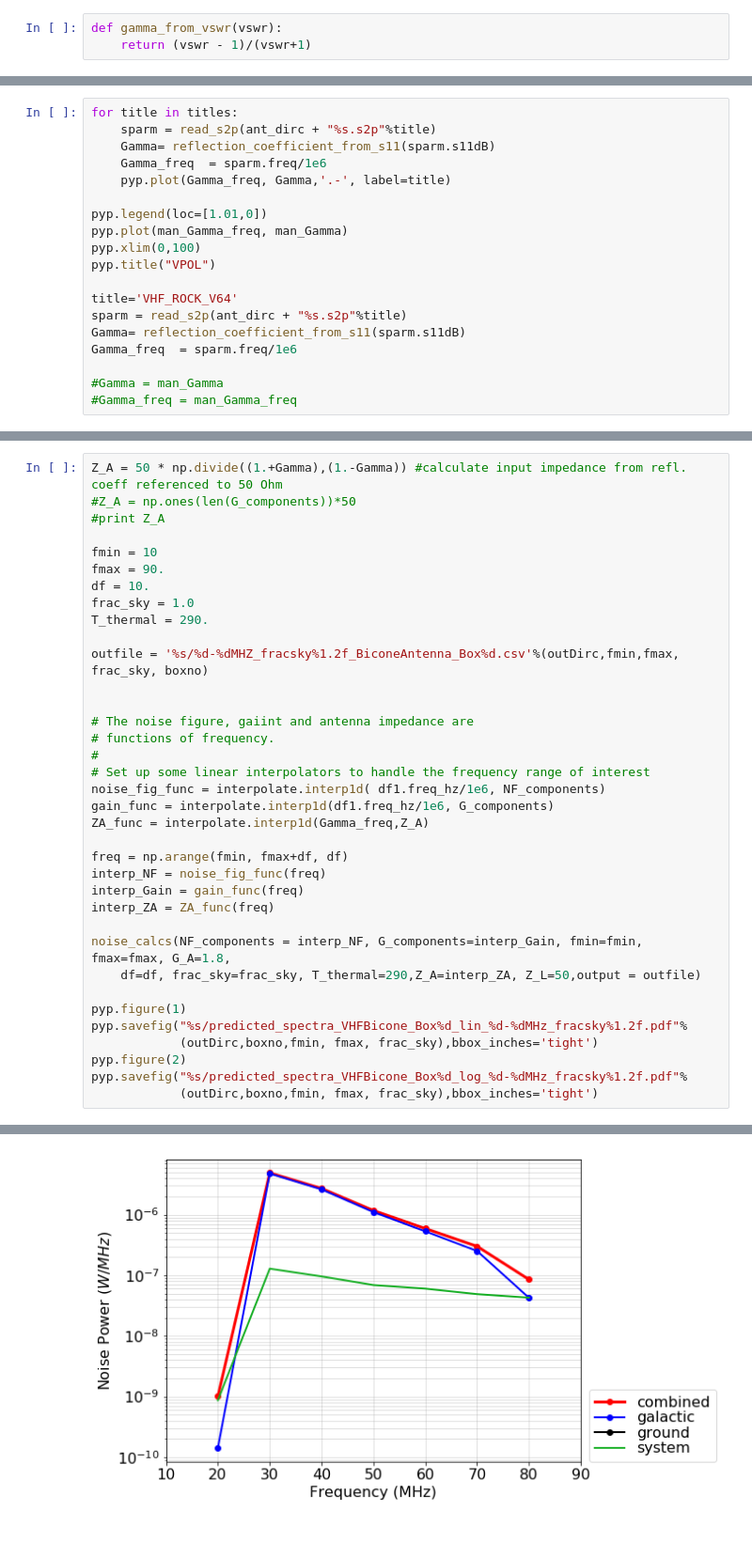
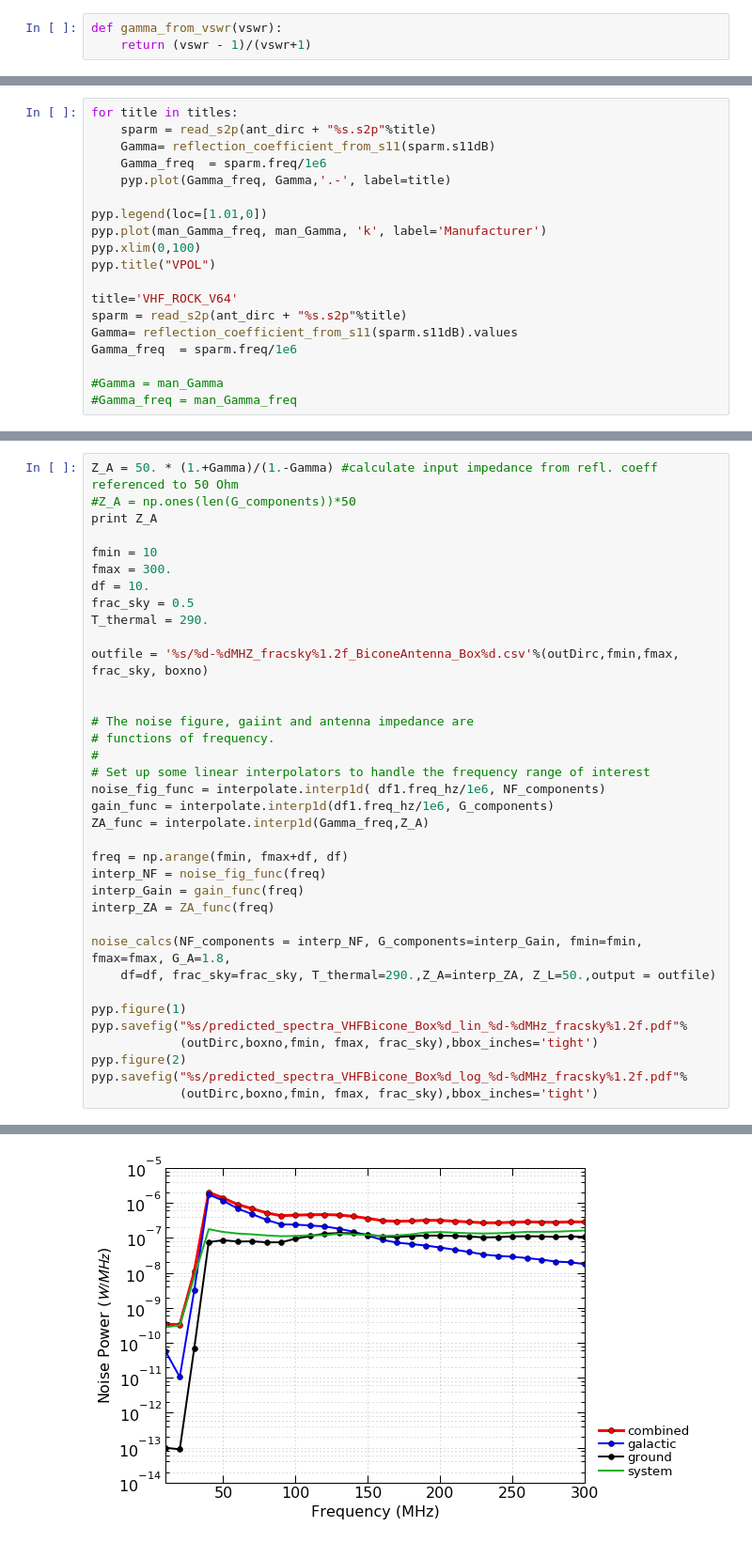
Before and after one commit to swissel/beacon_notebooks, a Jupyter notebook: BEACON Freq Dep Noise Spectra Prediction.ipynb, the cells around one changed output, grey strips where cells are left out. Shown at 94% size. Drawn from its saved outputs; the diff is of its cells as text.

```diff
--- a/BEACON Freq Dep Noise Spectra Prediction.ipynb
+++ b/BEACON Freq Dep Noise Spectra Prediction.ipynb
@@ -593,13 +587,13 @@ for title in titles:
     pyp.plot(Gamma_freq, Gamma,'.-', label=title)
 
 pyp.legend(loc=[1.01,0])
-pyp.plot(man_Gamma_freq, man_Gamma)
+pyp.plot(man_Gamma_freq, man_Gamma, 'k', label='Manufacturer')
 pyp.xlim(0,100)
 pyp.title("VPOL")
 
 title='VHF_ROCK_V64'
 sparm = read_s2p(ant_dirc + "%s.s2p"%title)
-Gamma= reflection_coefficient_from_s11(sparm.s11dB)
+Gamma= reflection_coefficient_from_s11(sparm.s11dB).values
 Gamma_freq  = sparm.freq/1e6
 
 #Gamma = man_Gamma
@@ -609,12 +603,12 @@ Gamma_freq  = sparm.freq/1e6
 # %%
-Z_A = 50 * np.divide((1.+Gamma),(1.-Gamma)) #calculate input impedance from refl. coeff referenced to 50 Ohm
+Z_A = 50. * (1.+Gamma)/(1.-Gamma) #calculate input impedance from refl. coeff referenced to 50 Ohm
 #Z_A = np.ones(len(G_components))*50
-#print Z_A
+print Z_A
 
 fmin = 10
-fmax = 90.
+fmax = 300.
 df = 10.
-frac_sky = 1.0
+frac_sky = 0.5
 T_thermal = 290.
 
 outfile = '%s/%d-%dMHZ_fracsky%1.2f_BiconeAntenna_Box%d.csv'%(outDirc,fmin,fmax, frac_sky, boxno)
@@ -634,7 +628,7 @@ interp_Gain = gain_func(freq)
 interp_ZA = ZA_func(freq)
 
 noise_calcs(NF_components = interp_NF, G_components=interp_Gain, fmin=fmin, fmax=fmax, G_A=1.8,
-    df=df, frac_sky=frac_sky, T_thermal=290,Z_A=interp_ZA, Z_L=50,output = outfile)
+    df=df, frac_sky=frac_sky, T_thermal=290.,Z_A=interp_ZA, Z_L=50.,output = outfile)
 
 pyp.figure(1)
 pyp.savefig("%s/predicted_spectra_VHFBicone_Box%d_lin_%d-%dMHz_fracsky%1.2f.pdf"%
@@ -646 +642 @@ pyp.savefig("%s/predicted_spectra_VHFBicone_Box%d_log_%d-%dMHz_fracsky%1.2f.pdf"
-[figure, old version]
+[figure, new version]
```
Also changed, not shown: parts of 12 cells of this notebook, 23 other files.
